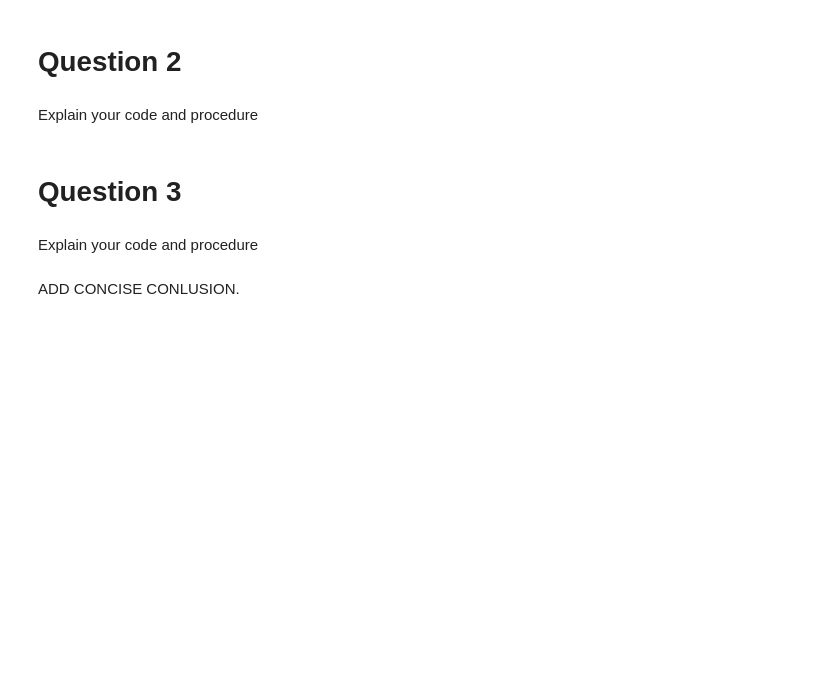
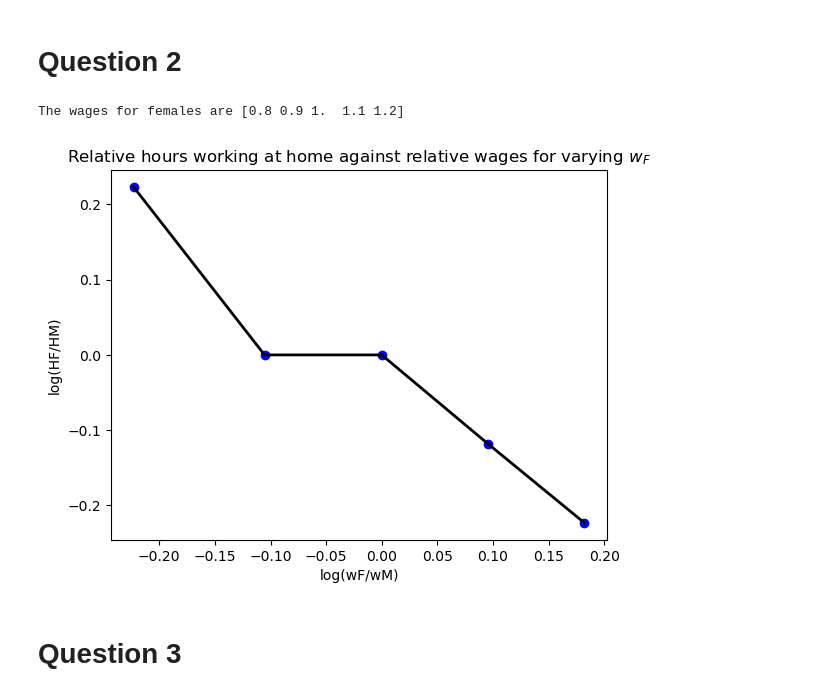
Before and after one commit to NumEconCopenhagen/projects-2023-n-m, a Jupyter notebook: inauguralproject/inauguralproject.ipynb, the cells around one changed output. Saved outputs shown, nothing was run; the diff lists cells and outputs as text; code cells hidden in the pictures; blank space fills up the shorter version.

```diff
--- a/inauguralproject/inauguralproject.ipynb
+++ b/inauguralproject/inauguralproject.ipynb
@@ -30,0 +23,17 @@ NameError: name 'y' is not defined
+# %%
+# Defining lists alpha and sigma
+alpha_list = [0.25, 0.5, 0.75]
+sigma_list = [0.5, 1.0, 1.5]
+
+# Using the defined lists of values for sigma and alpha to solve the model
+for alpha in alpha_list:
+    for sigma in sigma_list:
+        # Assigning values to alpha and sigma
+        model.par.alpha = alpha
+        model.par.sigma = sigma
+
+        # Solving the model
+        opt = model.solve_discrete()
+
+        # Print
+        print(f"alpha = {alpha:.2f}, sigma = {sigma:.2f} -> HF/HM = {opt.HF:.2f}/{opt.HM:.2f} = {opt.HF/opt.HM:.2f}")
@@ -31,4 +50,2 @@ NameError: name 'y' is not defined
 # %% [markdown]
-# Question 2
+# Question 2 #
-# %% [markdown]
-Explain your code and procedure
@@ -37,4 +52,41 @@ Explain your code and procedure
+# %%
+# 1. Create an instance of the HouseholdSpecializationModelClass
+model = HouseholdSpecializationModelClass()
+
+# 2. Define the vector of wage rates
+wf = model.par.wF_vec
+print(f"The wages for females are {wf}")
+
+# 3. Create an empty array to store the optimal labor supply
+temp_ratio= np.zeros_like(wf)
+
+# 4. Loop over the wage rates and find the optimal labor supply
+for i, wage in enumerate(wf):
+    model.par.wF = wage
+    opt = model.solve_discrete()
+    ratio = opt.HF/opt.HM
+    temp_ratio[i]=ratio
+
+    # 5. Print or plot the results
+    #print(ratio)
+
+# 6. Plot the results
+import matplotlib.pyplot as plt
+%matplotlib inline
+plt.plot(np.log(wf), np.log(temp_ratio), color='black', lw=2) # the famale wage is equal to the relative becuase wM = 1
+plt.xlabel("log(wF/wM)")
+plt.ylabel("log(HF/HM)")
+plt.title("Relative hours working at home against relative wages for varying $w_F$")
+
+# 6. Add data points
+x_data = np.log(np.linspace(0.8, 1.2, 5))
+y_data = np.log(temp_ratio[:5])
+plt.scatter(x_data, y_data, color='blue')
+
+# 7. Show the graph
+plt.show()
+# %% [output]
+The wages for females are [0.8 0.9 1.  1.1 1.2]
+[figure, added]
 # %% [markdown]
-# Question 3
+# Question 3 #
-# %% [markdown]
-Explain your code and procedure
@@ -43,2 +92,0 @@ Explain your code and procedure
-# %% [markdown]
-ADD CONCISE CONLUSION.
```
Also changed, not shown: parts of 15 cells of this notebook, 1 other file.
